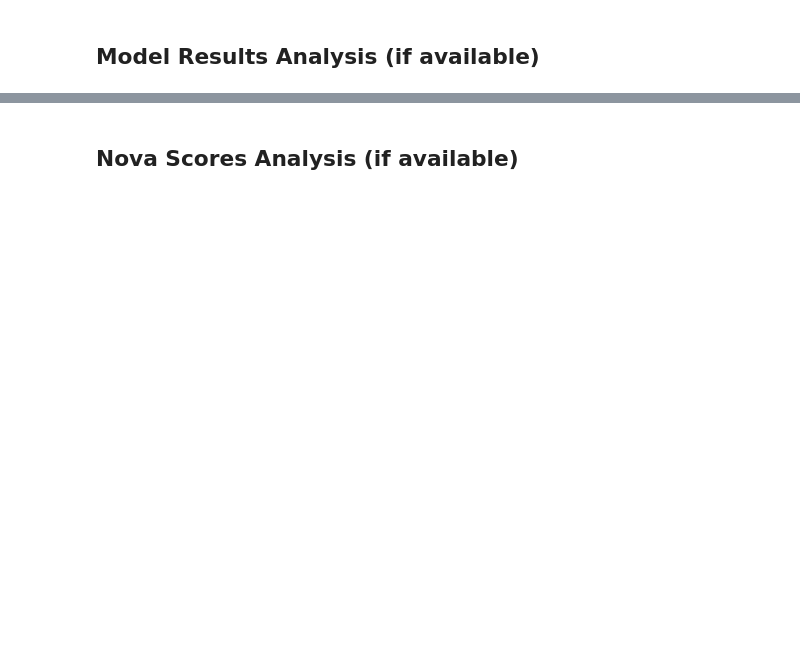
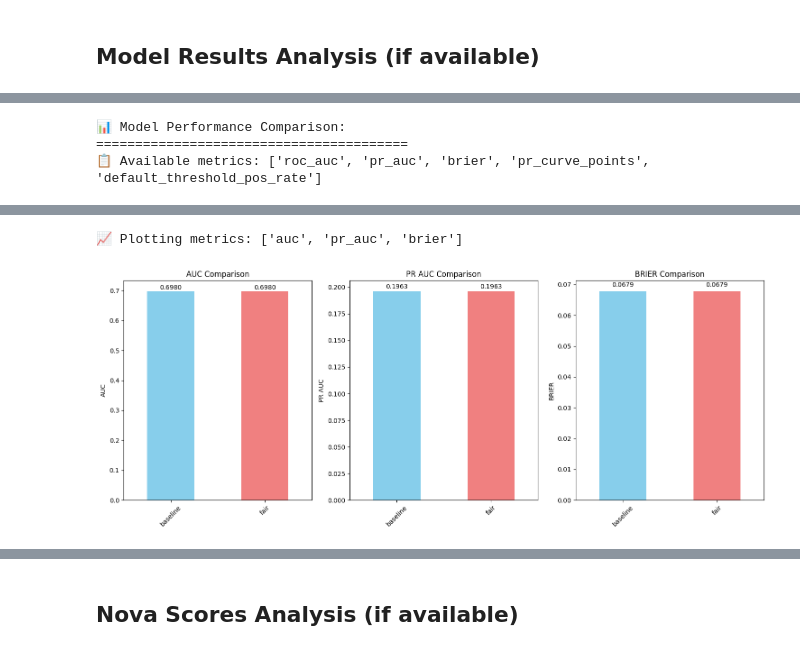
Before and after one commit to anibjee/project-nova-credit-scoring, a Jupyter notebook: notebooks/01_eda_and_fairness.ipynb, the cells around one changed output, grey strips where cells are left out. Saved outputs shown, nothing was run; the diff lists cells and outputs as text; code cells hidden in the pictures; blank space fills up the shorter version.

```diff
--- a/notebooks/01_eda_and_fairness.ipynb
+++ b/notebooks/01_eda_and_fairness.ipynb
@@ -219,23 +297,46 @@ if model_results:
     print("📊 Model Performance Comparison:")
     print("=" * 40)
 
-    # Create comparison DataFrame
+    # Debug: Show available metrics
+    print("📋 Available metrics:", list(model_results['baseline'].keys()) if 'baseline' in model_results else [])
+
+    # Create comparison DataFrame and rename columns to match expected names
     metrics_df = pd.DataFrame(model_results).T
+
+    # Map roc_auc to auc for consistency
+    if 'roc_auc' in metrics_df.columns:
+        metrics_df['auc'] = metrics_df['roc_auc']
+
     display(metrics_df.round(4))
 
-    # Plot comparison
+    # Plot comparison using available metrics
     if len(model_results) > 1:
-        fig, axes = plt.subplots(2, 2, figsize=(15, 10))
-        axes = axes.flatten()
+        # Use metrics that are actually present in the data
+        available_metrics = ['auc', 'pr_auc', 'brier']
+        plot_metrics = [m for m in available_metrics if m in metrics_df.columns]
 
-        key_metrics = ['auc', 'accuracy', 'precision', 'recall']
+        print(f"📈 Plotting metrics: {plot_metrics}")
 
-        for i, metric in enumerate(key_metrics):
-            if metric in metrics_df.columns:
+        if plot_metrics:
+            fig, axes = plt.subplots(1, len(plot_metrics), figsize=(5*len(plot_metrics), 6))
+            if len(plot_metrics) == 1:
+                axes = [axes]
+
+            for i, metric in enumerate(plot_metrics):
                 metrics_df[metric].plot(kind='bar', ax=axes[i], color=['skyblue', 'lightcoral'])
-                axes[i].set_title(f'{metric.upper()} Comparison')
-                axes[i].set_ylabel(metric.upper())
+                axes[i].set_title(f'{metric.upper().replace("_", " ")} Comparison')
+                axes[i].set_ylabel(metric.upper().replace("_", " "))
                 axes[i].tick_params(axis='x', rotation=45)
 
-        plt.tight_layout()
-        plt.show()
+                # Add value labels on bars
+                for j, v in enumerate(metrics_df[metric]):
+                    axes[i].text(j, v + 0.001, f'{v:.4f}', ha='center', va='bottom')
+
+            plt.tight_layout()
+            plt.show()
+        else:
+            print("❌ No plottable metrics found in the data")
+# %% [output]
+📊 Model Performance Comparison:
+========================================
+📋 Available metrics: ['roc_auc', 'pr_auc', 'brier', 'pr_curve_points', 'default_threshold_pos_rate']
@@ -242,3 +346,5 @@ if model_results:
+📈 Plotting metrics: ['auc', 'pr_auc', 'brier']
+[figure, added]
 # %%
 if fairness_results:
     print("⚖️ Fairness Metrics Comparison:")
```
Also changed, not shown: parts of 16 cells of this notebook, 1 other file.
